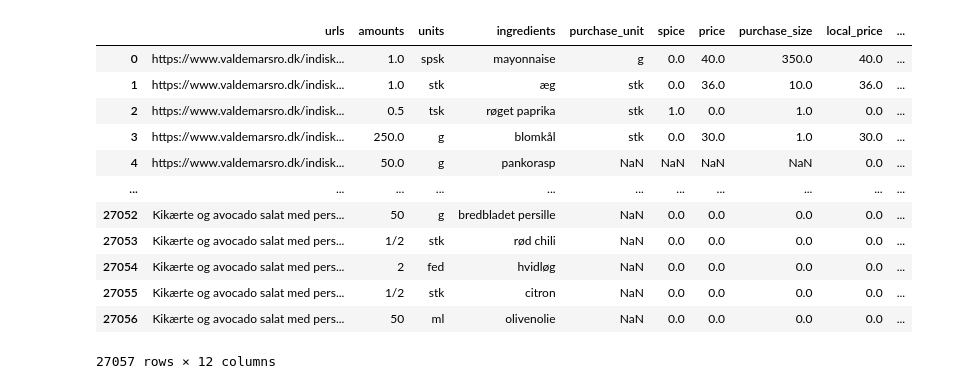
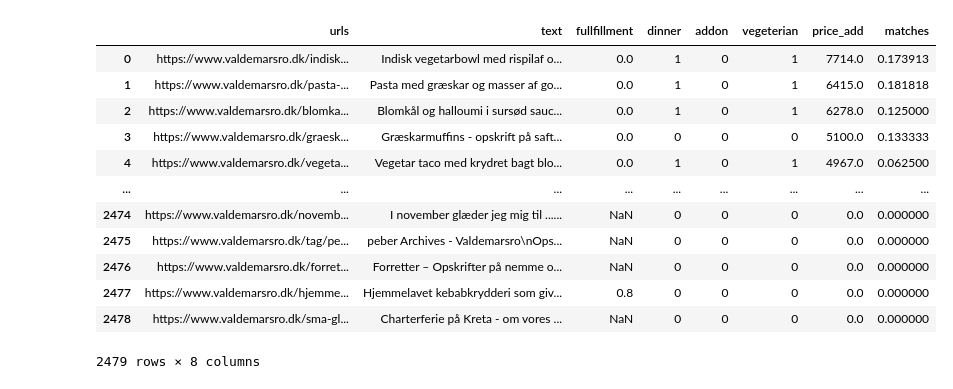
Before and after one commit to Norris36/paideia, a Jupyter notebook: meal_prep/meal_calculation.ipynb, the cells around one changed output. Saved outputs shown, nothing was run; the diff lists cells and outputs as text; code cells hidden in the pictures.

```diff
--- a/meal_prep/meal_calculation.ipynb
+++ b/meal_prep/meal_calculation.ipynb
@@ -8 +20,18 @@ from bs4 import BeautifulSoup
+# %%
+recipes = pd.read_csv('recipes.csv')
+recipes
+# %% [output]
+|  | urls | text | fullfillment | dinner | addon | vegeterian | price_add | matches |
+| 0 | https://www.valdemarsro.dk/indisk... | Indisk vegetarbowl med rispilaf o... | 0.0 | 1 | 0 | 1 | 7714.0 | 0.173913 |
+| 1 | https://www.valdemarsro.dk/pasta-... | Pasta med græskar og masser af go... | 0.0 | 1 | 0 | 1 | 6415.0 | 0.181818 |
+| 2 | https://www.valdemarsro.dk/blomka... | Blomkål og halloumi i sursød sauc... | 0.0 | 1 | 0 | 1 | 6278.0 | 0.125000 |
+| 3 | https://www.valdemarsro.dk/graesk... | Græskarmuffins - opskrift på saft... | 0.0 | 0 | 0 | 0 | 5100.0 | 0.133333 |
+| 4 | https://www.valdemarsro.dk/vegeta... | Vegetar taco med krydret bagt blo... | 0.0 | 1 | 0 | 1 | 4967.0 | 0.062500 |
+| ... | ... | ... | ... | ... | ... | ... | ... | ... |
+| 2474 | https://www.valdemarsro.dk/novemb... | I november glæder jeg mig til ...... | NaN | 0 | 0 | 0 | 0.0 | 0.000000 |
+| 2475 | https://www.valdemarsro.dk/tag/pe... | peber Archives - Valdemarsro\nOps... | NaN | 0 | 0 | 0 | 0.0 | 0.000000 |
+| 2476 | https://www.valdemarsro.dk/forret... | Forretter – Opskrifter på nemme o... | NaN | 0 | 0 | 0 | 0.0 | 0.000000 |
+| 2477 | https://www.valdemarsro.dk/hjemme... | Hjemmelavet kebabkrydderi som giv... | 0.8 | 0 | 0 | 0 | 0.0 | 0.000000 |
+| 2478 | https://www.valdemarsro.dk/sma-gl... | Charterferie på Kreta - om vores ... | NaN | 0 | 0 | 0 | 0.0 | 0.000000 |
+2479 rows × 8 columns
 # %%
@@ -129,16 +43,0 @@ def calculate_cost_of_urls(urls):
-# %%
-pantry
-# %% [output]
-|  | urls | amounts | units | ingredients | purchase_unit | spice | price | purchase_size | local_price | ... |
-| 0 | https://www.valdemarsro.dk/indisk... | 1.0 | spsk | mayonnaise | g | 0.0 | 40.0 | 350.0 | 40.0 | ... |
-| 1 | https://www.valdemarsro.dk/indisk... | 1.0 | stk | æg | stk | 0.0 | 36.0 | 10.0 | 36.0 | ... |
-| 2 | https://www.valdemarsro.dk/indisk... | 0.5 | tsk | røget paprika | stk | 1.0 | 0.0 | 1.0 | 0.0 | ... |
-| 3 | https://www.valdemarsro.dk/indisk... | 250.0 | g | blomkål | stk | 0.0 | 30.0 | 1.0 | 30.0 | ... |
-| 4 | https://www.valdemarsro.dk/indisk... | 50.0 | g | pankorasp | NaN | NaN | NaN | NaN | 0.0 | ... |
-| ... | ... | ... | ... | ... | ... | ... | ... | ... | ... | ... |
-| 27052 | Kikærte og avocado salat med pers... | 50 | g | bredbladet persille | NaN | 0.0 | 0.0 | 0.0 | 0.0 | ... |
-| 27053 | Kikærte og avocado salat med pers... | 1/2 | stk | rød chili | NaN | 0.0 | 0.0 | 0.0 | 0.0 | ... |
-| 27054 | Kikærte og avocado salat med pers... | 2 | fed | hvidløg | NaN | 0.0 | 0.0 | 0.0 | 0.0 | ... |
-| 27055 | Kikærte og avocado salat med pers... | 1/2 | stk | citron | NaN | 0.0 | 0.0 | 0.0 | 0.0 | ... |
-| 27056 | Kikærte og avocado salat med pers... | 50 | ml | olivenolie | NaN | 0.0 | 0.0 | 0.0 | 0.0 | ... |
-27057 rows × 12 columns
```
Also changed, not shown: parts of 48 cells of this notebook, 15 other files.
